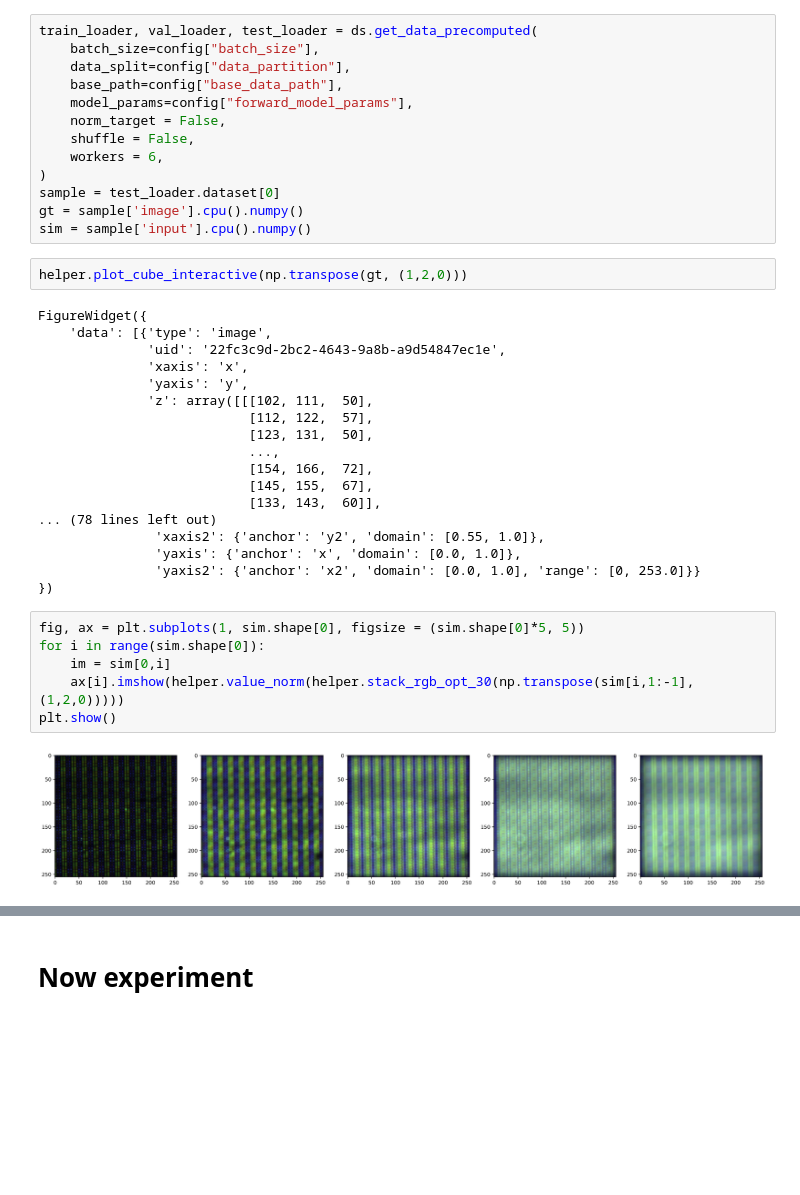
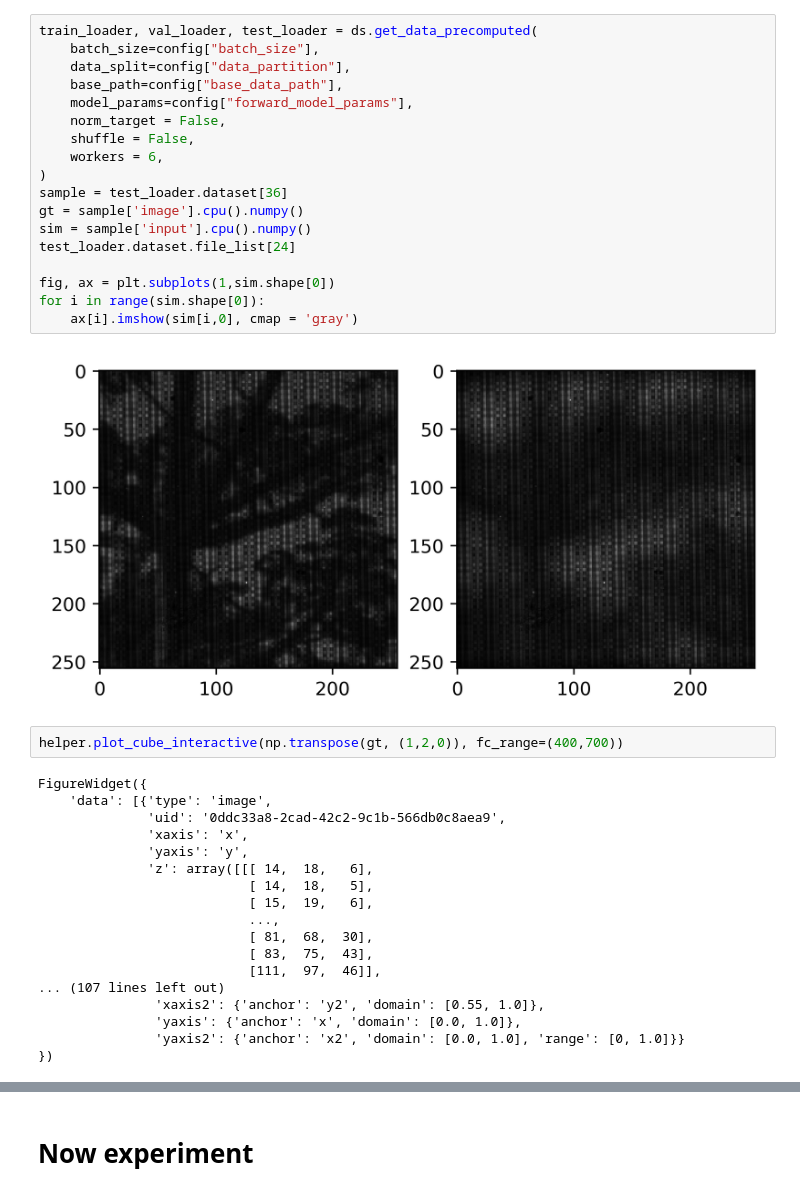
Before and after one commit to Christianfoley/SpectralDefocusCam, a Jupyter notebook: notebooks/learned_recon.ipynb, the cells around one changed output, grey strips where cells are left out. Saved outputs shown, nothing was run; the diff lists cells and outputs as text; blank space fills up the shorter version.

```diff
--- a/notebooks/learned_recon.ipynb
+++ b/notebooks/learned_recon.ipynb
@@ -57,42 +62,41 @@ False
 # %%
 train_loader, val_loader, test_loader = ds.get_data_precomputed(
     batch_size=config["batch_size"],
     data_split=config["data_partition"],
     base_path=config["base_data_path"],
     model_params=config["forward_model_params"],
     norm_target = False,
     shuffle = False,
     workers = 6,
 )
-sample = test_loader.dataset[0]
+sample = test_loader.dataset[36]
 gt = sample['image'].cpu().numpy()
 sim = sample['input'].cpu().numpy()
+test_loader.dataset.file_list[24]
+
+fig, ax = plt.subplots(1,sim.shape[0])
+for i in range(sim.shape[0]):
+    ax[i].imshow(sim[i,0], cmap = 'gray')
+# %% [output]
+[figure, added]
 # %%
-helper.plot_cube_interactive(np.transpose(gt, (1,2,0)))
+helper.plot_cube_interactive(np.transpose(gt, (1,2,0)), fc_range=(400,700))
 # %% [output]
 FigureWidget({
     'data': [{'type': 'image',
-              'uid': '22fc3c9d-2bc2-4643-9a8b-a9d54847ec1e',
+              'uid': '0ddc33a8-2cad-42c2-9c1b-566db0c8aea9',
               'xaxis': 'x',
               'yaxis': 'y',
-              'z': array([[[102, 111,  50],
-                           [112, 122,  57],
-                           [123, 131,  50],
+              'z': array([[[ 14,  18,   6],
+                           [ 14,  18,   5],
+                           [ 15,  19,   6],
                            ...,
-                           [154, 166,  72],
-                           [145, 155,  67],
-                           [133, 143,  60]],
-... (78 lines left out)
+                           [ 81,  68,  30],
+                           [ 83,  75,  43],
+                           [111,  97,  46]],
+... (107 lines left out)
                'xaxis2': {'anchor': 'y2', 'domain': [0.55, 1.0]},
                'yaxis': {'anchor': 'x', 'domain': [0.0, 1.0]},
-               'yaxis2': {'anchor': 'x2', 'domain': [0.0, 1.0], 'range': [0, 253.0]}}
+               'yaxis2': {'anchor': 'x2', 'domain': [0.0, 1.0], 'range': [0, 1.0]}}
 })
-# %%
-fig, ax = plt.subplots(1, sim.shape[0], figsize = (sim.shape[0]*5, 5))
-for i in range(sim.shape[0]):
-    im = sim[0,i]
-    ax[i].imshow(helper.value_norm(helper.stack_rgb_opt_30(np.transpose(sim[i,1:-1], (1,2,0)))))
-plt.show()
-# %% [output]
-[figure, removed]
 # %%
```
Also changed, not shown: parts of 30 cells of this notebook, 30 other files.
